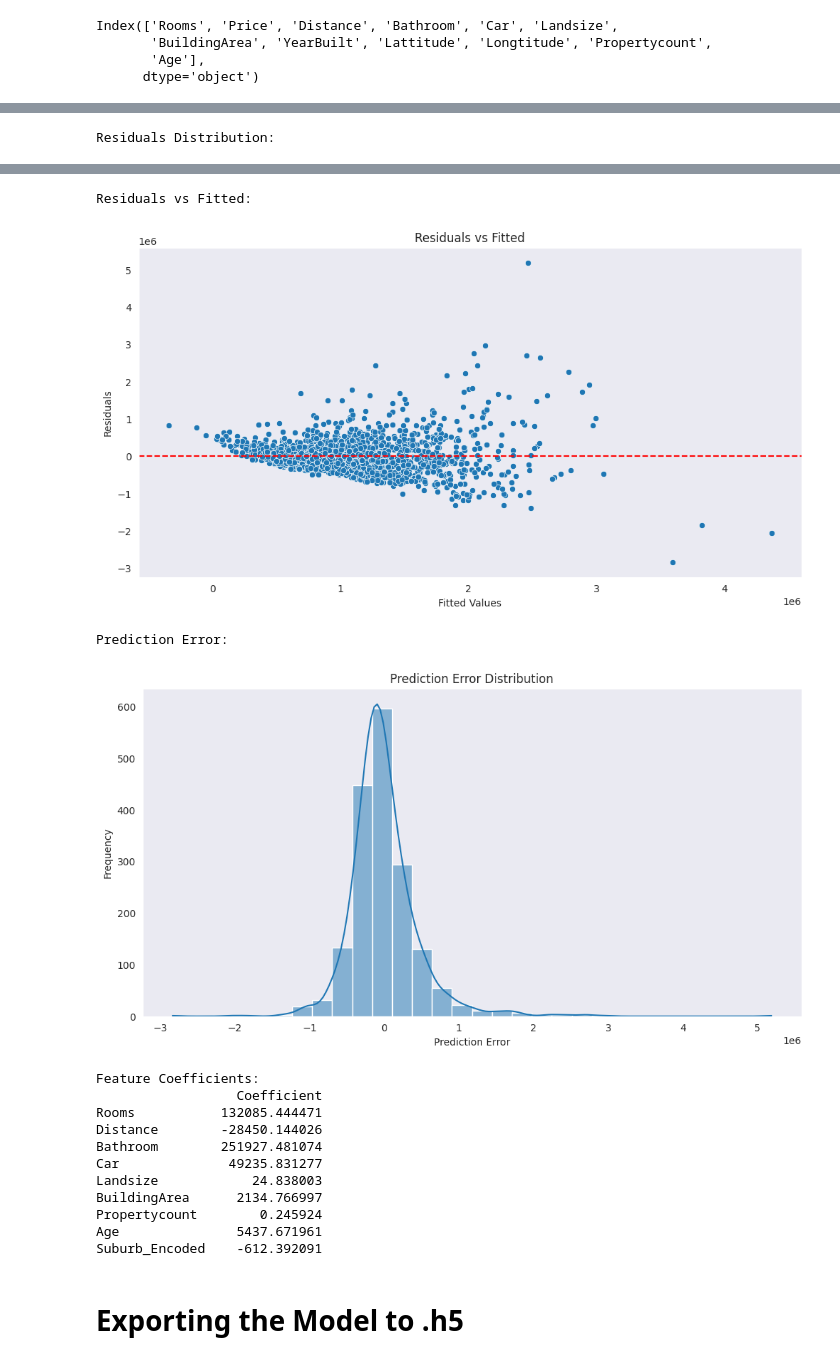
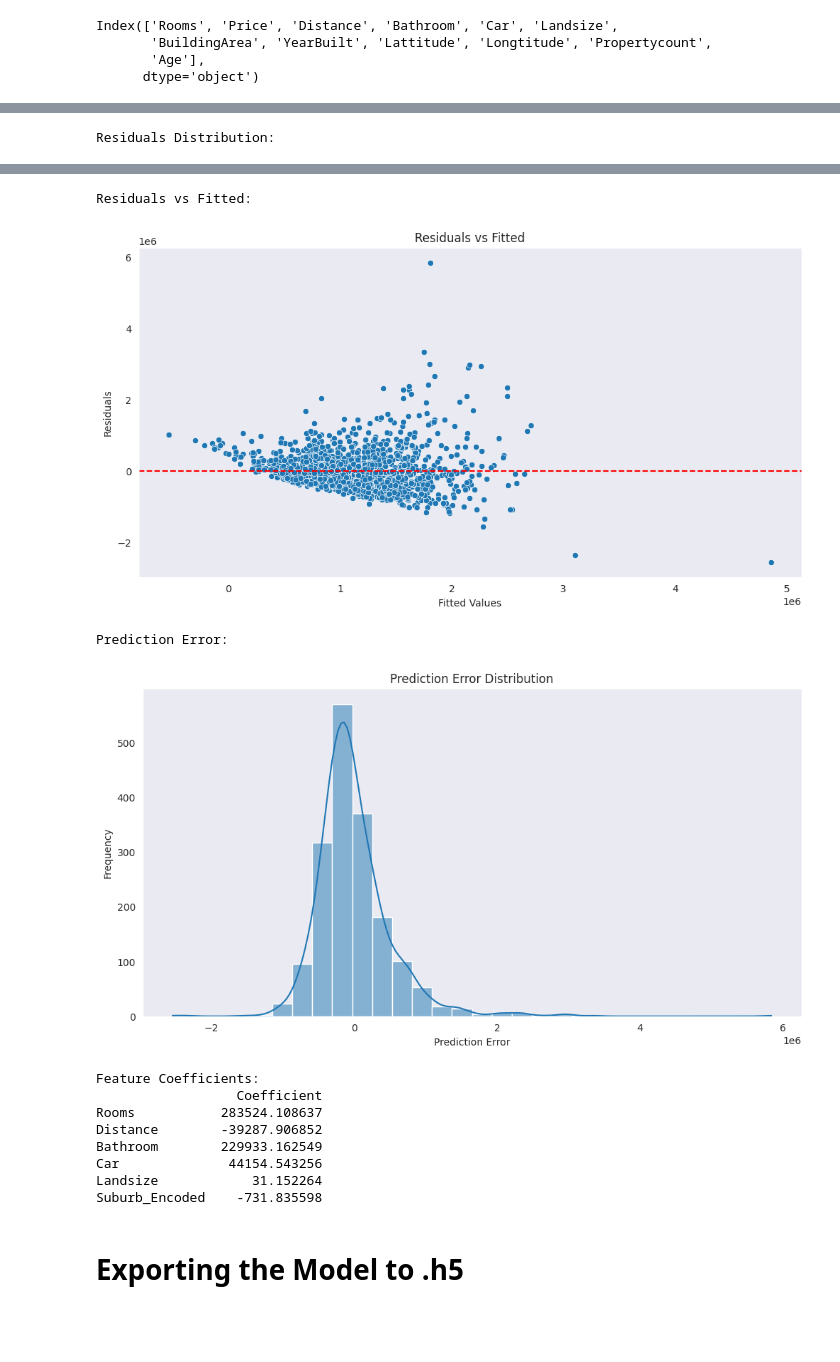
Before and after one commit to pasangimhana/realty-now, a Jupyter notebook: backend/Full_Housing_Market.ipynb, the cells around one changed output, grey strips where cells are left out. Drawn from its saved outputs; the diff is of its cells as text; code cells hidden in the pictures; blank space fills up the shorter version.

```diff
--- a/backend/Full_Housing_Market.ipynb
+++ b/backend/Full_Housing_Market.ipynb
@@ -376,19 +376,14 @@ from sklearn.linear_model import LinearRegression
 from sklearn import metrics
 from sklearn.preprocessing import LabelEncoder
 
-# Initialize the LabelEncoder
 label_encoder = LabelEncoder()
 
-# Encode the 'Suburb' column
 housing_prices['Suburb_Encoded'] = label_encoder.fit_transform(housing_prices['Suburb'])
 
-# Create a dictionary that maps each suburb to its integer encoding
 suburb_encoding_map = dict(zip(label_encoder.classes_, label_encoder.transform(label_encoder.classes_)))
 print("Suburb Encoding Map:\n", suburb_encoding_map)
 
-# Define X and y with the new encoded suburb column instead of one-hot columns
-X = housing_prices[['Rooms', 'Distance', 'Bathroom', 'Car', 'Landsize', 'BuildingArea', 'Propertycount', 'Age', 'Suburb_Encoded']]
-
+X = housing_prices[['Rooms', 'Distance', 'Bathroom', 'Car', 'Landsize', 'Suburb_Encoded']]
 y = housing_prices['Price']
 
 X_train, X_test, y_train, y_test = train_test_split(X, y, test_size=0.20, random_state=0)
@@ -463,18 +458,15 @@ https://gist.github.com/mwaskom/de44147ed2974457ad6372750bbe5751
 Residuals vs Fitted:
-[figure, old version]
+[figure, new version]
 Prediction Error:
-[figure, old version]
+[figure, new version]
 Feature Coefficients:
                   Coefficient
-Rooms           132085.444471
-Distance        -28450.144026
-Bathroom        251927.481074
-Car              49235.831277
-Landsize            24.838003
-BuildingArea      2134.766997
-Propertycount        0.245924
-Age               5437.671961
-Suburb_Encoded    -612.392091
+Rooms           283524.108637
+Distance        -39287.906852
+Bathroom        229933.162549
+Car              44154.543256
+Landsize            31.152264
+Suburb_Encoded    -731.835598
 # %% [markdown]
 # Exporting the Model to .h5
 # %%
```
Also changed, not shown: parts of 2 cells of this notebook, 3 other files.
